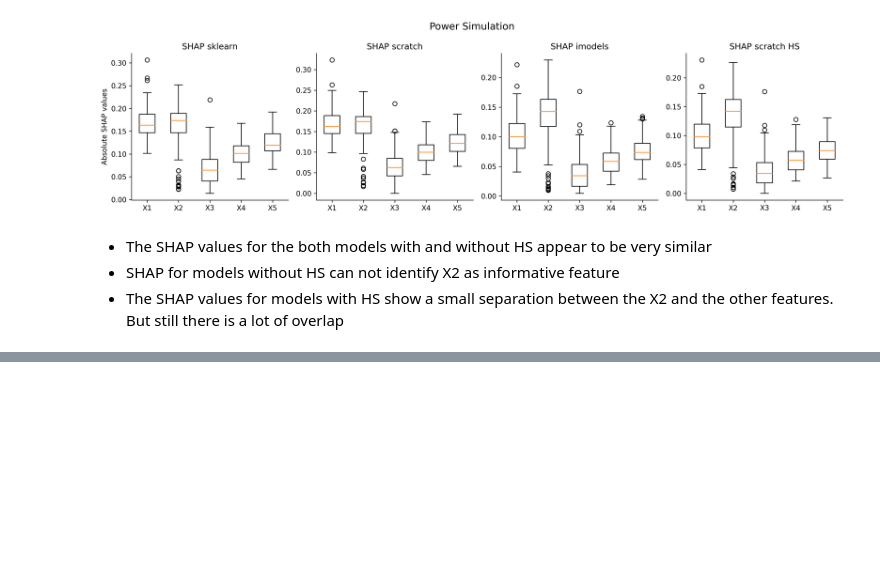
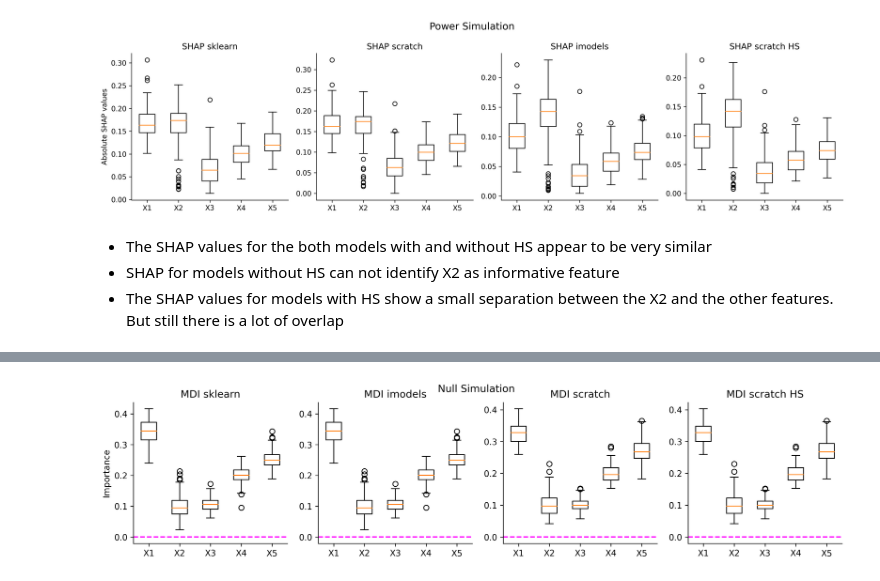
Before and after one commit to markusloecher/TreeBasedModel, a Jupyter notebook: notebooks/Strobl_simulation_experiment.ipynb, the cells around one changed output, grey strips where cells are left out. Drawn from its saved outputs; the diff is of its cells as text; code cells hidden in the pictures; blank space fills up the shorter version.

```diff
--- a/notebooks/Strobl_simulation_experiment.ipynb
+++ b/notebooks/Strobl_simulation_experiment.ipynb
@@ -301,0 +473,21 @@ fig.tight_layout();
+# %%
+#Null simulation
+fig, axs1 = plt.subplots(1,4, figsize=(15,3))
+x_label = ["X1", "X2", "X3", "X4", "X5"]
+
+fig.suptitle('Null Simulation')
+axs1[0].boxplot(np.array(feat_imps_nullRF[0]), labels=x_label)
+axs1[0].axhline(y=0, color='magenta', linestyle='--')
+axs1[0].set_title('MDI sklearn')
+axs1[0].set_ylabel("Importance")
+axs1[1].boxplot(np.array(feat_imps_nullRF[1]), labels=x_label)
+axs1[1].axhline(y=0, color='magenta', linestyle='--')
+axs1[1].set_title('MDI imodels')
+axs1[2].boxplot(np.array(feat_imps_nullRF[2]), labels=x_label)
+axs1[2].axhline(y=0, color='magenta', linestyle='--')
+axs1[2].set_title('MDI scratch')
+axs1[3].boxplot(np.array(feat_imps_nullRF[3]), labels=x_label)
+axs1[3].axhline(y=0, color='magenta', linestyle='--')
+axs1[3].set_title('MDI scratch HS');
+# %% [output]
+[figure, added]
```
Also changed, not shown: parts of 14 cells of this notebook, 3 other files.
